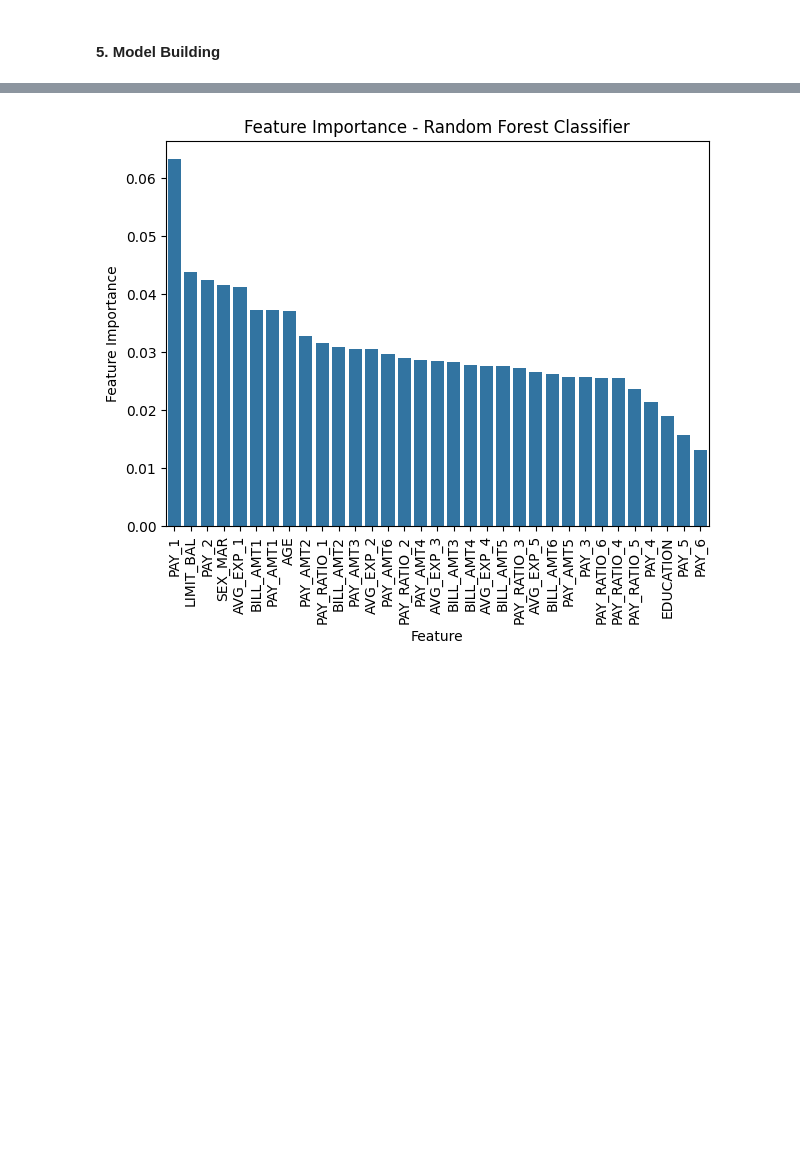
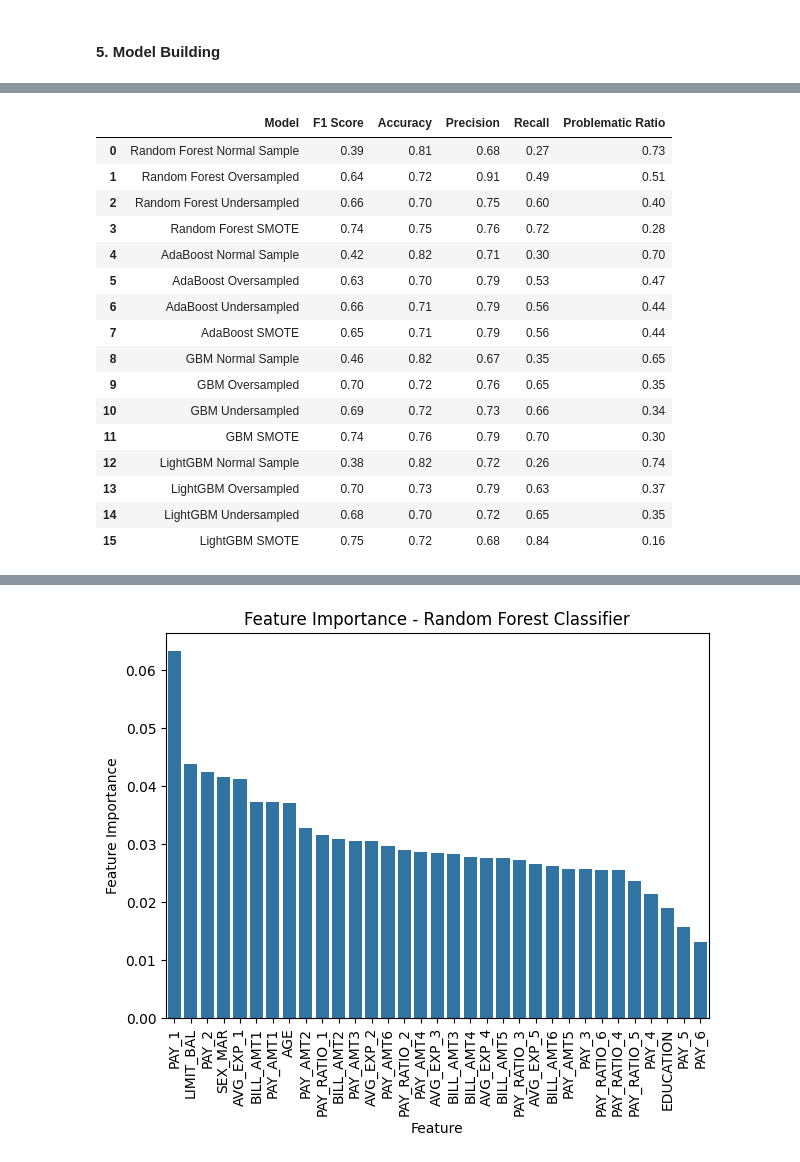
Before and after one commit to minjeoungneev/Default_Credit_Card, a Jupyter notebook: Models.ipynb, the cells around one changed output, grey strips where cells are left out. Drawn from its saved outputs; the diff is of its cells as text; code cells hidden in the pictures; blank space fills up the shorter version.

```diff
--- a/Models.ipynb
+++ b/Models.ipynb
@@ -417,0 +749,8 @@ rfc_pred = rfc.predict(X_test)
+# %%
+# train the model on oversampled data
+lgbm.fit(X_train_os_scaled, y_train_os)
+lgbm_pred_os = lgbm.predict(X_test_os_scaled)
+
+lgbm_pred_os_metrics = evaluate_model(y_test_os, lgbm_pred_os)
+lgbm_pred_os_metrics["Model"] = "LightGBM Oversampled"
+summary.append(lgbm_pred_os_metrics)
@@ -417,0 +829,23 @@ rfc_pred = rfc.predict(X_test)
+# %%
+new_order = ['Model', 'F1 Score', 'Accuracy', 'Precision', 'Recall', 'Problematic Ratio']
+summary_df = summary_df[new_order]
+
+summary_df
+# %% [output]
+|  | Model | F1 Score | Accuracy | Precision | Recall | Problematic Ratio |
+| 0 | Random Forest Normal Sample | 0.39 | 0.81 | 0.68 | 0.27 | 0.73 |
+| 1 | Random Forest Oversampled | 0.64 | 0.72 | 0.91 | 0.49 | 0.51 |
+| 2 | Random Forest Undersampled | 0.66 | 0.70 | 0.75 | 0.60 | 0.40 |
+| 3 | Random Forest SMOTE | 0.74 | 0.75 | 0.76 | 0.72 | 0.28 |
+| 4 | AdaBoost Normal Sample | 0.42 | 0.82 | 0.71 | 0.30 | 0.70 |
+| 5 | AdaBoost Oversampled | 0.63 | 0.70 | 0.79 | 0.53 | 0.47 |
+| 6 | AdaBoost Undersampled | 0.66 | 0.71 | 0.79 | 0.56 | 0.44 |
+| 7 | AdaBoost SMOTE | 0.65 | 0.71 | 0.79 | 0.56 | 0.44 |
+| 8 | GBM Normal Sample | 0.46 | 0.82 | 0.67 | 0.35 | 0.65 |
+| 9 | GBM Oversampled | 0.70 | 0.72 | 0.76 | 0.65 | 0.35 |
+| 10 | GBM Undersampled | 0.69 | 0.72 | 0.73 | 0.66 | 0.34 |
+| 11 | GBM SMOTE | 0.74 | 0.76 | 0.79 | 0.70 | 0.30 |
+| 12 | LightGBM Normal Sample | 0.38 | 0.82 | 0.72 | 0.26 | 0.74 |
+| 13 | LightGBM Oversampled | 0.70 | 0.73 | 0.79 | 0.63 | 0.37 |
+| 14 | LightGBM Undersampled | 0.68 | 0.70 | 0.72 | 0.65 | 0.35 |
+| 15 | LightGBM SMOTE | 0.75 | 0.72 | 0.68 | 0.84 | 0.16 |
```
Also changed, not shown: parts of 40 cells of this notebook.
